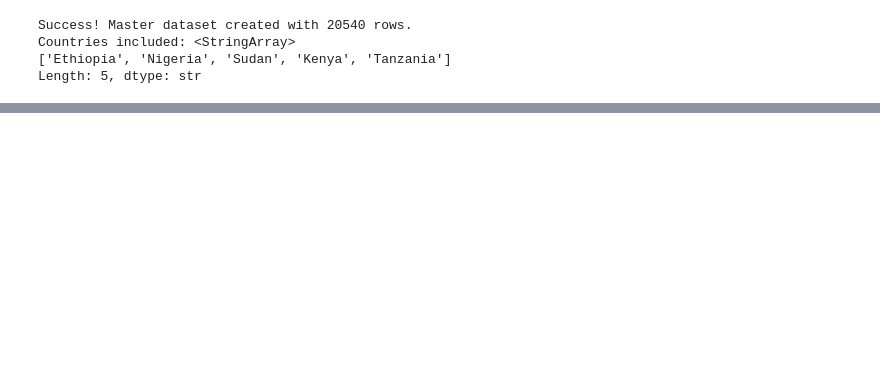
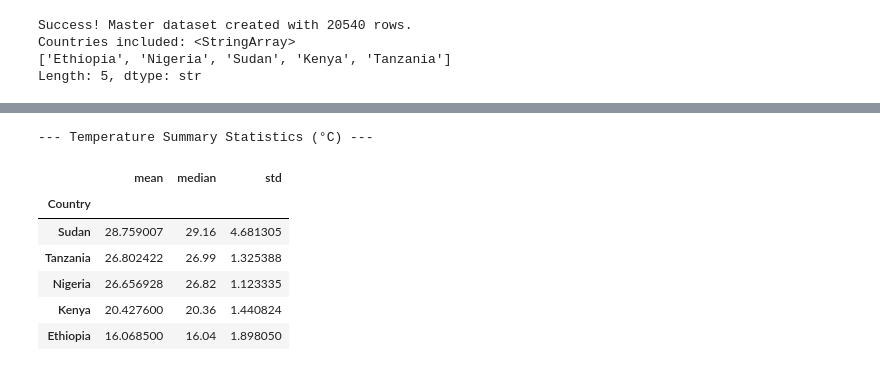
Before and after one commit to SimretAbebe/climate-challenge-week0, a Jupyter notebook: notebooks/compare_countries.ipynb, the cells around one changed output, grey strips where cells are left out. Saved outputs shown, nothing was run; the diff lists cells and outputs as text; code cells hidden in the pictures; blank space fills up the shorter version.

```diff
--- a/notebooks/compare_countries.ipynb
+++ b/notebooks/compare_countries.ipynb
@@ -43,0 +60,13 @@ Length: 5, dtype: str
+# %%
+temp_summary = df_all.groupby('Country')['T2M'].agg(['mean', 'median', 'std']).sort_values(by='mean', ascending=False)
+print("--- Temperature Summary Statistics (°C) ---")
+display(temp_summary)
+# %% [output]
+--- Temperature Summary Statistics (°C) ---
+|  | mean | median | std |
+| Country |  |  |  |
+| Sudan | 28.759007 | 29.16 | 4.681305 |
+| Tanzania | 26.802422 | 26.99 | 1.325388 |
+| Nigeria | 26.656928 | 26.82 | 1.123335 |
+| Kenya | 20.427600 | 20.36 | 1.440824 |
+| Ethiopia | 16.068500 | 16.04 | 1.898050 |
```
Also changed, not shown: parts of 3 cells of this notebook.
